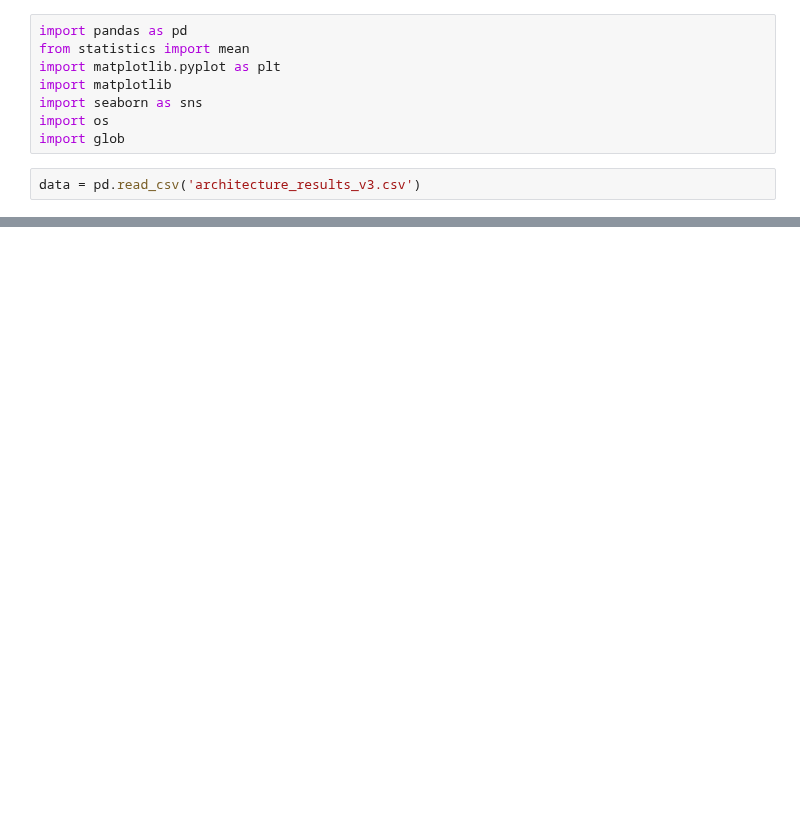
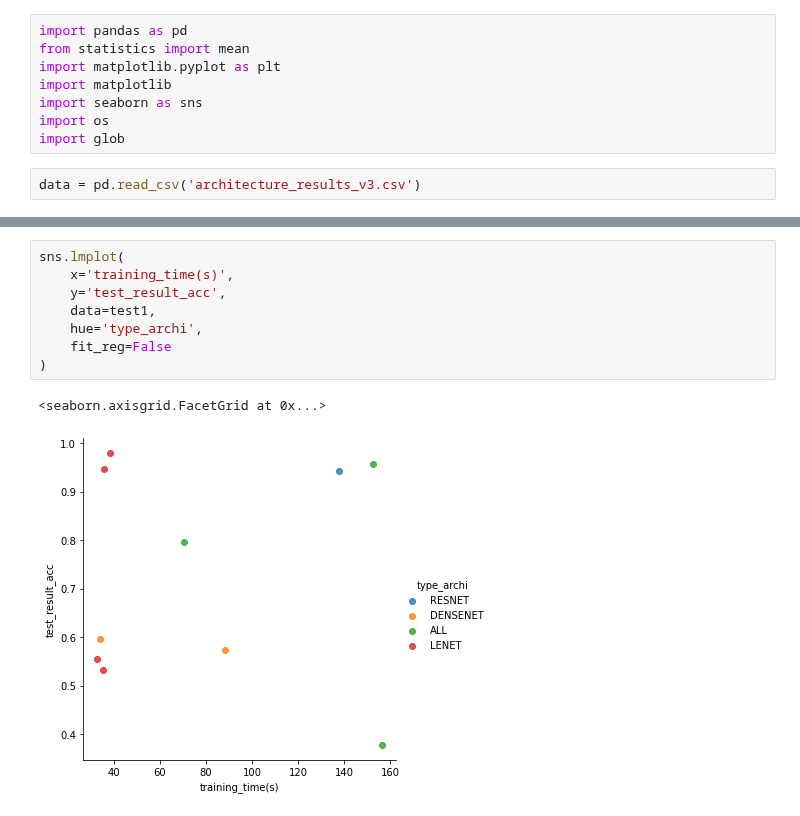
Before and after one commit to AntoineGr1/Memoire_code, a Jupyter notebook: Analyse_Architecture_v3.ipynb, the cells around one changed output, grey strips where cells are left out. Cells and saved outputs as stored; diff of their text form; blank space fills up the shorter version.

```diff
--- a/Analyse_Architecture_v3.ipynb
+++ b/Analyse_Architecture_v3.ipynb
@@ -18,0 +34,11 @@ data
+# %%
+sns.lmplot(
+    x='training_time(s)',
+    y='test_result_acc',
+    data=test1,
+    hue='type_archi',
+    fit_reg=False
+)
+# %% [output]
+<seaborn.axisgrid.FacetGrid at 0x...>
+[figure, added]
```
Also changed, not shown: parts of 10 cells of this notebook, 17 other files.
